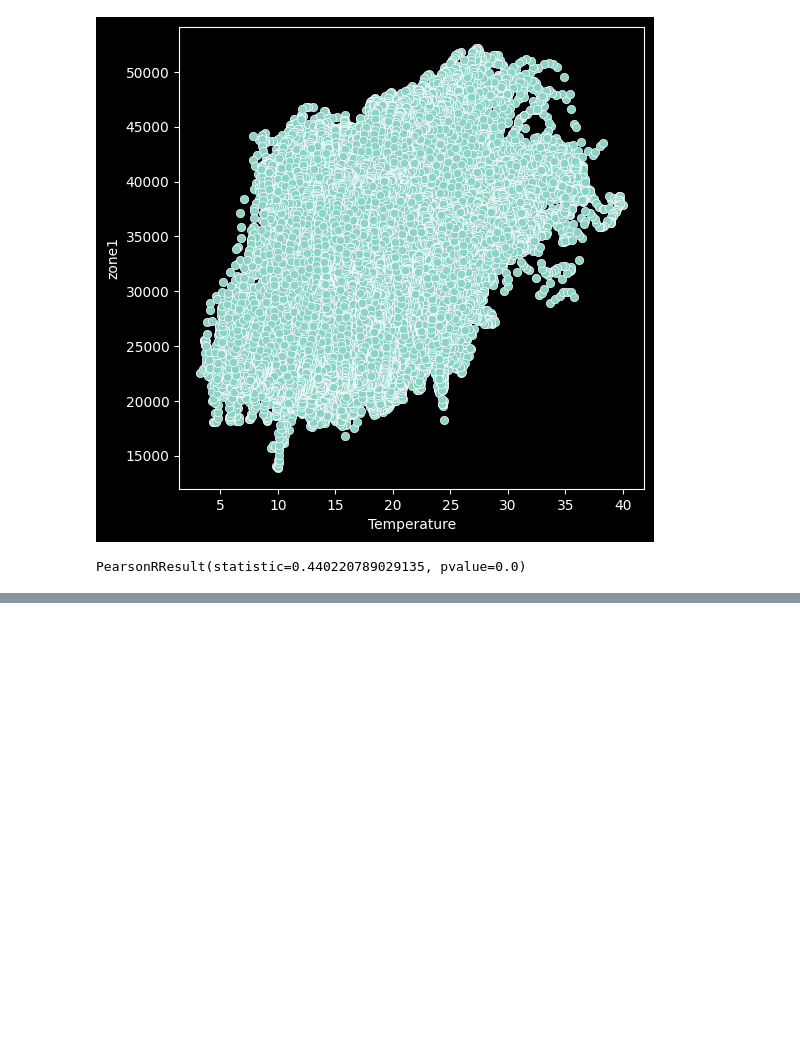
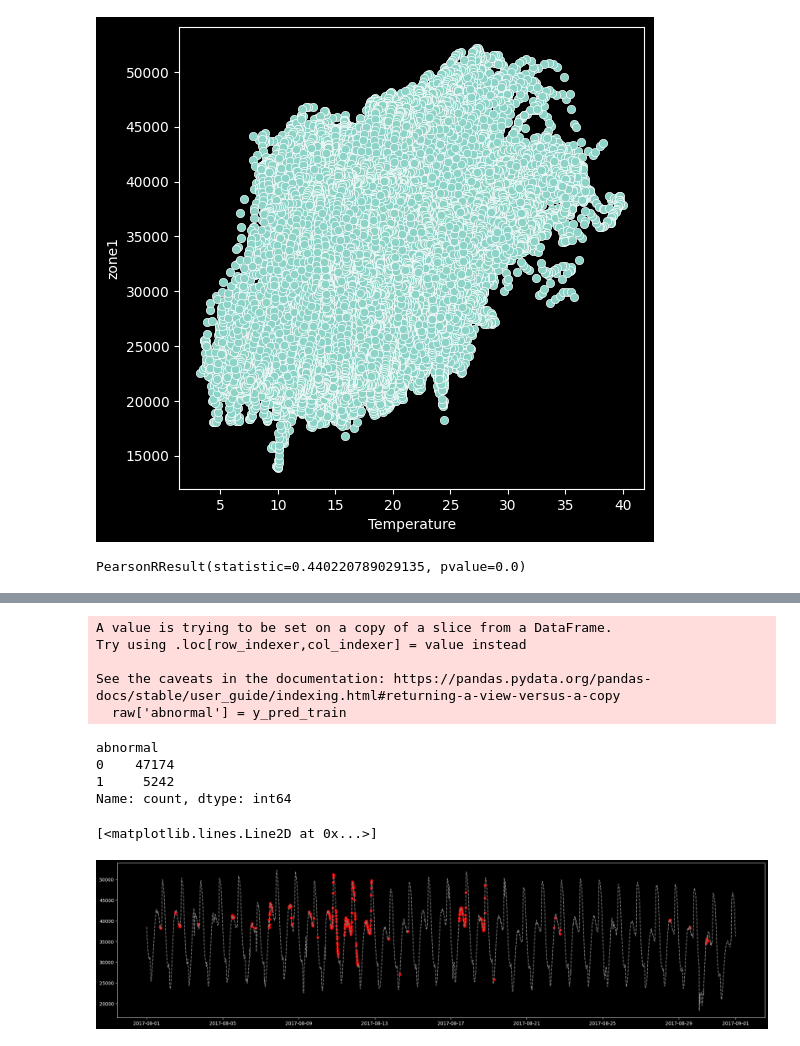
Before and after one commit to InHoYi/AnomalyDetection, a Jupyter notebook: Practice/ch28_powercomp/powercomp.ipynb, the cells around one changed output, grey strips where cells are left out. Saved outputs shown, nothing was run; the diff lists cells and outputs as text; code cells hidden in the pictures; blank space fills up the shorter version.

Commit message:
isolationForest

```diff
--- a/Practice/ch28_powercomp/powercomp.ipynb
+++ b/Practice/ch28_powercomp/powercomp.ipynb
@@ -227,0 +273,3 @@ PearsonRResult(statistic=0.440220789029135, pvalue=0.0)
+# %%
+X_train = raw.drop(['DateTime', 'zone1', 'zone2', 'zone3'], axis = 1)
+X_train.head()
@@ -227,0 +289,29 @@ PearsonRResult(statistic=0.440220789029135, pvalue=0.0)
+# %%
+clf = IsolationForest(max_samples = 0.3, contamination = 0.10, random_state = 42)
+clf.fit(X_train)
+y_pred_train = clf.predict(X_train)
+# %%
+y_pred_train = np.where(y_pred_train == -1, 1, 0)
+# %%
+raw['abnormal'] = y_pred_train
+# %% [output]
+A value is trying to be set on a copy of a slice from a DataFrame.
+Try using .loc[row_indexer,col_indexer] = value instead
+
+See the caveats in the documentation: https://pandas.pydata.org/pandas-docs/stable/user_guide/indexing.html#returning-a-view-versus-a-copy
+  raw['abnormal'] = y_pred_train
+# %%
+raw['abnormal'].value_counts()
+# %% [output]
+abnormal
+0    47174
+1     5242
+Name: count, dtype: int64
+# %%
+raw_split = raw[raw['DateTime'].astype(str).str.contains('2017-08')]
+plt.figure(figsize = (25,6))
+plt.plot(raw_split[raw_split['abnormal'] == 1]['DateTime'], raw_split[raw_split['abnormal'] == 1]['zone1'], 'o', color = 'red', markersize = 5)
+plt.plot(raw_split['DateTime'], raw_split['zone1'], linestyle = '--', color = 'grey')
+# %% [output]
+[<matplotlib.lines.Line2D at 0x...>]
+[figure, added]
```
Also changed, not shown: parts of 11 cells of this notebook.
